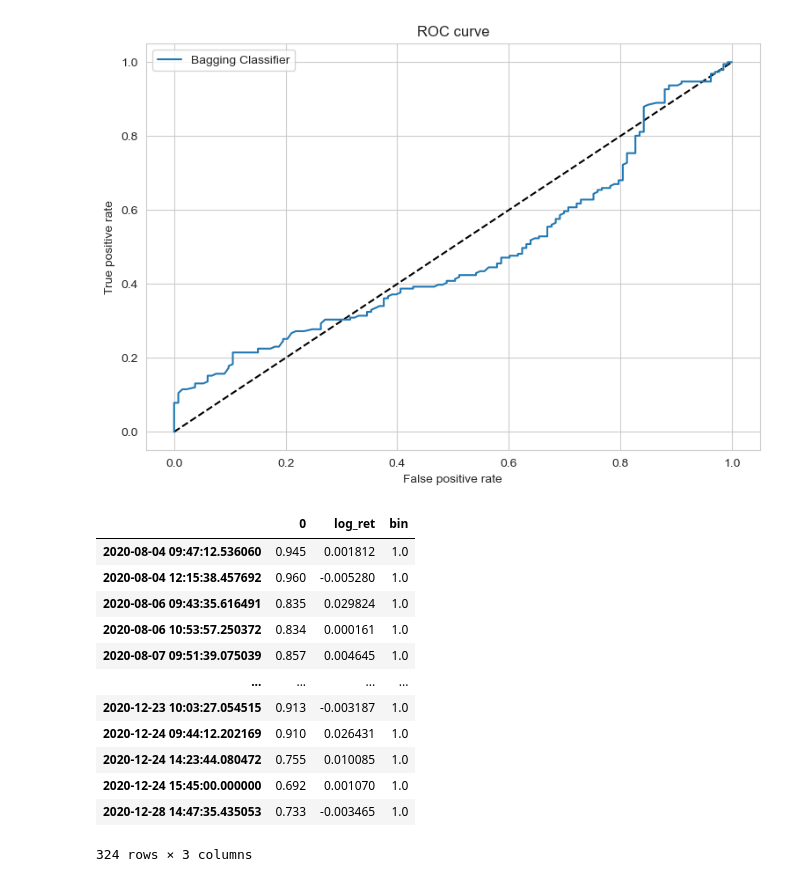
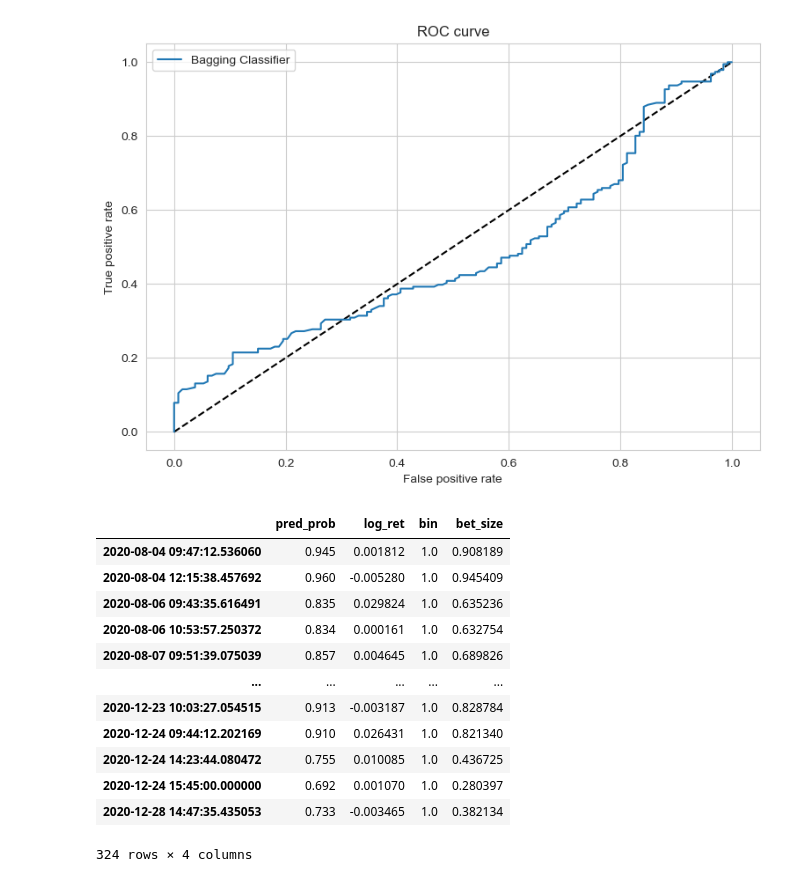
Before and after one commit to Tommylee1013/Advances-in-Financial-Machine-Learning, a Jupyter notebook: Real project.ipynb, the cells around one changed output. Cells and saved outputs as stored; diff of their text form; code cells hidden in the pictures.

```diff
--- a/Real project.ipynb
+++ b/Real project.ipynb
@@ -724,21 +721,23 @@ ytest = pd.Series(y_test, index = X_test.index)
 # %%
 yt = pd.DataFrame(yprf)
 yt = pd.concat([yt, X_test['log_ret']], axis = 1)
 yt = pd.concat([yt, ytest], axis = 1)
-
+z = ((yt[0] - yt[0].min()) / (yt[0].max() - yt[0].min()) - 0.5) * 2
+yt = pd.concat([yt, z], axis = 1)
+yt.columns = ['pred_prob','log_ret','bin','bet_size']
 yt
 # %% [output]
-|  | 0 | log_ret | bin |
-| 2020-08-04 09:47:12.536060 | 0.945 | 0.001812 | 1.0 |
-| 2020-08-04 12:15:38.457692 | 0.960 | -0.005280 | 1.0 |
-| 2020-08-06 09:43:35.616491 | 0.835 | 0.029824 | 1.0 |
-| 2020-08-06 10:53:57.250372 | 0.834 | 0.000161 | 1.0 |
-| 2020-08-07 09:51:39.075039 | 0.857 | 0.004645 | 1.0 |
-| ... | ... | ... | ... |
-| 2020-12-23 10:03:27.054515 | 0.913 | -0.003187 | 1.0 |
-| 2020-12-24 09:44:12.202169 | 0.910 | 0.026431 | 1.0 |
-| 2020-12-24 14:23:44.080472 | 0.755 | 0.010085 | 1.0 |
-| 2020-12-24 15:45:00.000000 | 0.692 | 0.001070 | 1.0 |
-| 2020-12-28 14:47:35.435053 | 0.733 | -0.003465 | 1.0 |
+|  | pred_prob | log_ret | bin | bet_size |
+| 2020-08-04 09:47:12.536060 | 0.945 | 0.001812 | 1.0 | 0.908189 |
+| 2020-08-04 12:15:38.457692 | 0.960 | -0.005280 | 1.0 | 0.945409 |
+| 2020-08-06 09:43:35.616491 | 0.835 | 0.029824 | 1.0 | 0.635236 |
+| 2020-08-06 10:53:57.250372 | 0.834 | 0.000161 | 1.0 | 0.632754 |
+| 2020-08-07 09:51:39.075039 | 0.857 | 0.004645 | 1.0 | 0.689826 |
+| ... | ... | ... | ... | ... |
+| 2020-12-23 10:03:27.054515 | 0.913 | -0.003187 | 1.0 | 0.828784 |
+| 2020-12-24 09:44:12.202169 | 0.910 | 0.026431 | 1.0 | 0.821340 |
+| 2020-12-24 14:23:44.080472 | 0.755 | 0.010085 | 1.0 | 0.436725 |
+| 2020-12-24 15:45:00.000000 | 0.692 | 0.001070 | 1.0 | 0.280397 |
+| 2020-12-28 14:47:35.435053 | 0.733 | -0.003465 | 1.0 | 0.382134 |
-324 rows × 3 columns
+324 rows × 4 columns
 # %%
```
Also changed, not shown: parts of 10 cells of this notebook.
